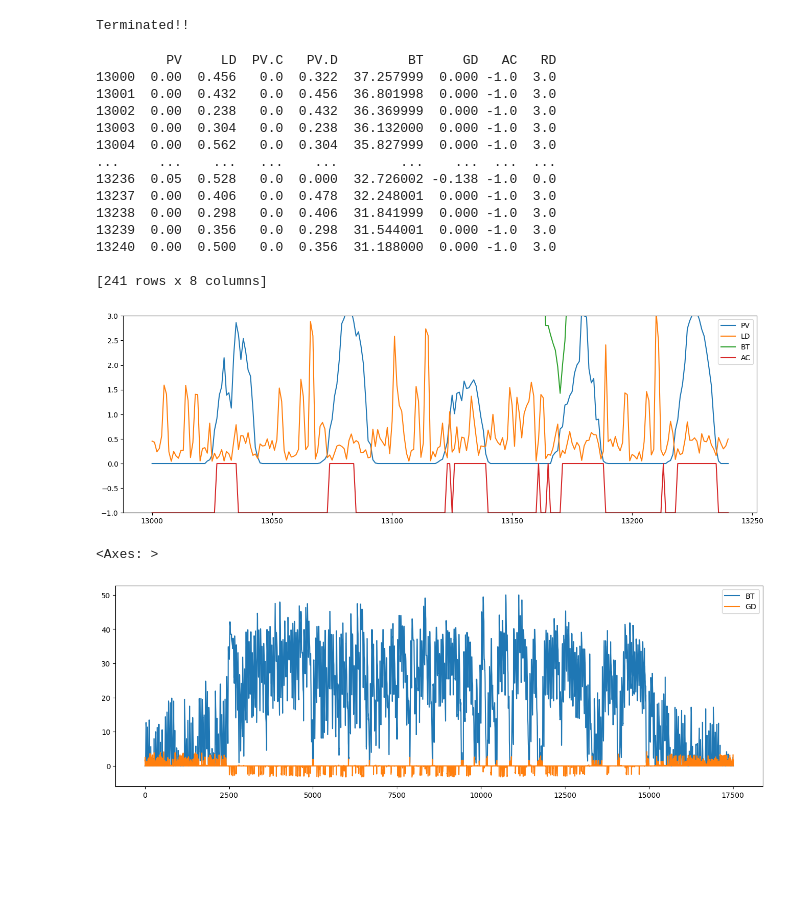
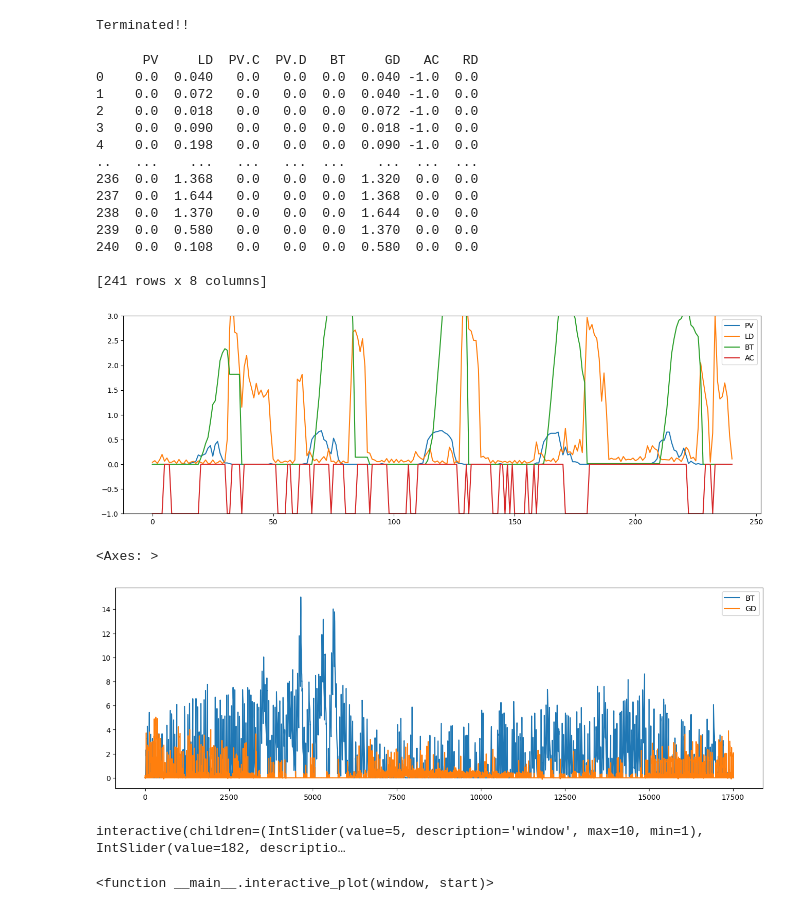
Before and after one commit to JunwookHeo/etc_project, a Jupyter notebook: proc_auggrid/optimise_battery.ipynb, the cells around one changed output. Drawn from its saved outputs; the diff is of its cells as text; code cells hidden in the pictures; blank space fills up the shorter version.

```diff
--- a/proc_auggrid/optimise_battery.ipynb
+++ b/proc_auggrid/optimise_battery.ipynb
@@ -103,7 +103,7 @@ class Environment:
         SC = lgc / self.state[0] if self.state[0] else 0
         SS = lgc / self.state[1] if self.state[1] else 0
         # reward = SC + SS - abs(grid_state)
-        d = abs(grid_state) / normal_v if normal_v else 0
+        d = abs(grid_state) / normal_v if normal_v else abs(grid_state)
         reward = min(3, np.log(1/d)) if d else 3
         # reward = -(grid_state/max(self.state[0], self.state[1]))**2
 
@@ -280,13 +280,13 @@ Terminated!!
 Complete!!
 # %%
 customers = sorted(df.columns.levels[0])
-data_test = df[1][['GG', 'GC']]
+data_test = df[10][['GG', 'GC']]
 data_test['GC'].values[1]
 data_test.shape
 # %% [output]
 (17520, 2)
 # %%
-env = Environment(data_test)
+env = Environment(data_test, 25)
 state = torch.tensor(np.array([data_test['GG'].values[0], data_test['GC'].values[0], 0., 0., 0., 0.]), dtype=torch.float32).squeeze(0)
 df_out = pd.DataFrame(columns=['PV', 'LD', 'PV.C', 'PV.D', 'BT', 'GD', 'AC', 'RD'])
 state = state.clone().detach().unsqueeze(0)
@@ -318,30 +318,30 @@ with torch.no_grad():
 # %% [output]
 Terminated!!
 # %%
-start_pos = 13000
+start_pos = 0
 duration = 48*5
 ax = df_out[['PV', 'LD', 'BT', 'AC']].loc[start_pos:start_pos+duration].plot(figsize=(16,5))
 ax.set_ylim(-1, 3)
 print(df_out.loc[start_pos:start_pos+duration])
 plt.show()
 # %% [output]
-         PV     LD  PV.C   PV.D         BT     GD   AC   RD
-13000  0.00  0.456   0.0  0.322  37.257999  0.000 -1.0  3.0
-13001  0.00  0.432   0.0  0.456  36.801998  0.000 -1.0  3.0
-13002  0.00  0.238   0.0  0.432  36.369999  0.000 -1.0  3.0
-13003  0.00  0.304   0.0  0.238  36.132000  0.000 -1.0  3.0
-13004  0.00  0.562   0.0  0.304  35.827999  0.000 -1.0  3.0
-...     ...    ...   ...    ...        ...    ...  ...  ...
-13236  0.05  0.528   0.0  0.000  32.726002 -0.138 -1.0  0.0
-13237  0.00  0.406   0.0  0.478  32.248001  0.000 -1.0  3.0
-13238  0.00  0.298   0.0  0.406  31.841999  0.000 -1.0  3.0
-13239  0.00  0.356   0.0  0.298  31.544001  0.000 -1.0  3.0
-13240  0.00  0.500   0.0  0.356  31.188000  0.000 -1.0  3.0
+      PV     LD  PV.C  PV.D   BT     GD   AC   RD
+0    0.0  0.040   0.0   0.0  0.0  0.040 -1.0  0.0
+1    0.0  0.072   0.0   0.0  0.0  0.040 -1.0  0.0
+2    0.0  0.018   0.0   0.0  0.0  0.072 -1.0  0.0
+3    0.0  0.090   0.0   0.0  0.0  0.018 -1.0  0.0
+4    0.0  0.198   0.0   0.0  0.0  0.090 -1.0  0.0
+..   ...    ...   ...   ...  ...    ...  ...  ...
+236  0.0  1.368   0.0   0.0  0.0  1.320  0.0  0.0
+237  0.0  1.644   0.0   0.0  0.0  1.368  0.0  0.0
+238  0.0  1.370   0.0   0.0  0.0  1.644  0.0  0.0
+239  0.0  0.580   0.0   0.0  0.0  1.370  0.0  0.0
+240  0.0  0.108   0.0   0.0  0.0  0.580  0.0  0.0
 
 [241 rows x 8 columns]
-[figure, old version]
+[figure, new version]
 # %%
 df_out[['BT', 'GD']].plot(figsize=(16,5))
 # %% [output]
 <Axes: >
-[figure, old version]
+[figure, new version]
@@ -370,0 +348,36 @@ interact(interactive_plot, amplitude=(1, 5, 0.1), frequency=(1, 10, 0.1))
+# %%
+import numpy as np
+import matplotlib.pyplot as plt
+from ipywidgets import interact
+
+max_len = len(df_out)
+
+pv =  df_out['PV'].iloc[:].values
+ld =  df_out['LD'].iloc[:].values
+bt =  df_out['BT'].iloc[:].values
+ac =  df_out['AC'].iloc[:].values
+
+def interactive_plot(window, start):
+    window *= 48
+    start *= 48
+    fig, ax1 = plt.subplots(figsize=(16, 5))
+    ax1.plot(pv, label='PV', color='#1f77b4')
+    ax1.plot(ld, label='LD', color='#ff7f0e')
+    ax1.plot(ac, label='AC', color='#d62728')
+    ax1.legend(loc='upper left')
+
+    ax2 = ax1.twinx()
+    ax2.plot(bt, label='BT', color='#2ca02c')
+    ax2.legend(loc='upper right')
+
+    start = min(start, max_len-window)
+    ax1.set_xlim(start, start+window)
+
+    plt.show()
+
+
+
+interact(interactive_plot, window=(1, 10, 1), start=(0, 365, 1))
+# %% [output]
+interactive(children=(IntSlider(value=5, description='window', max=10, min=1), IntSlider(value=182, descriptio…
+<function __main__.interactive_plot(window, start)>
```
Also changed, not shown: parts of 2 cells of this notebook, 1 other file.
